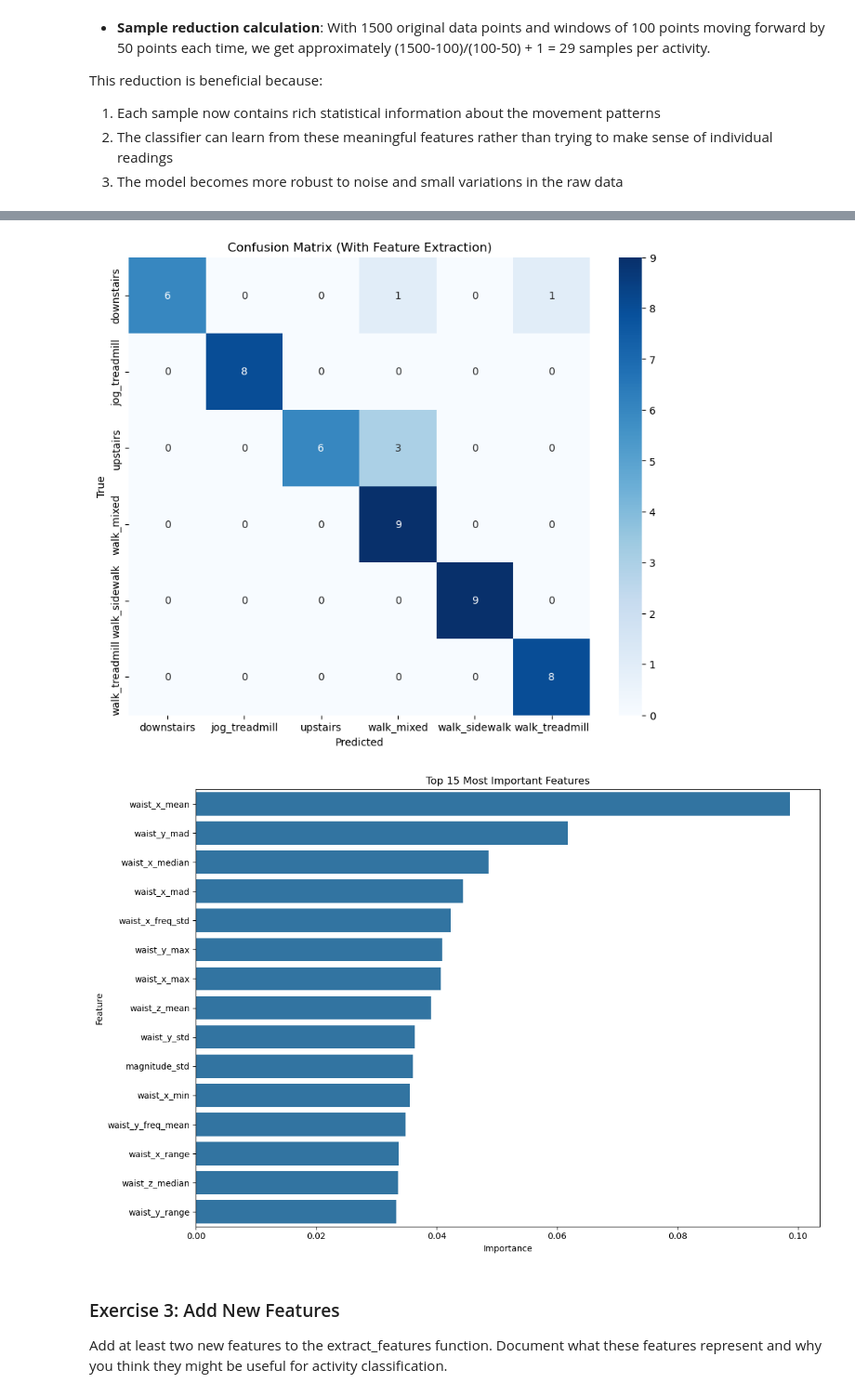
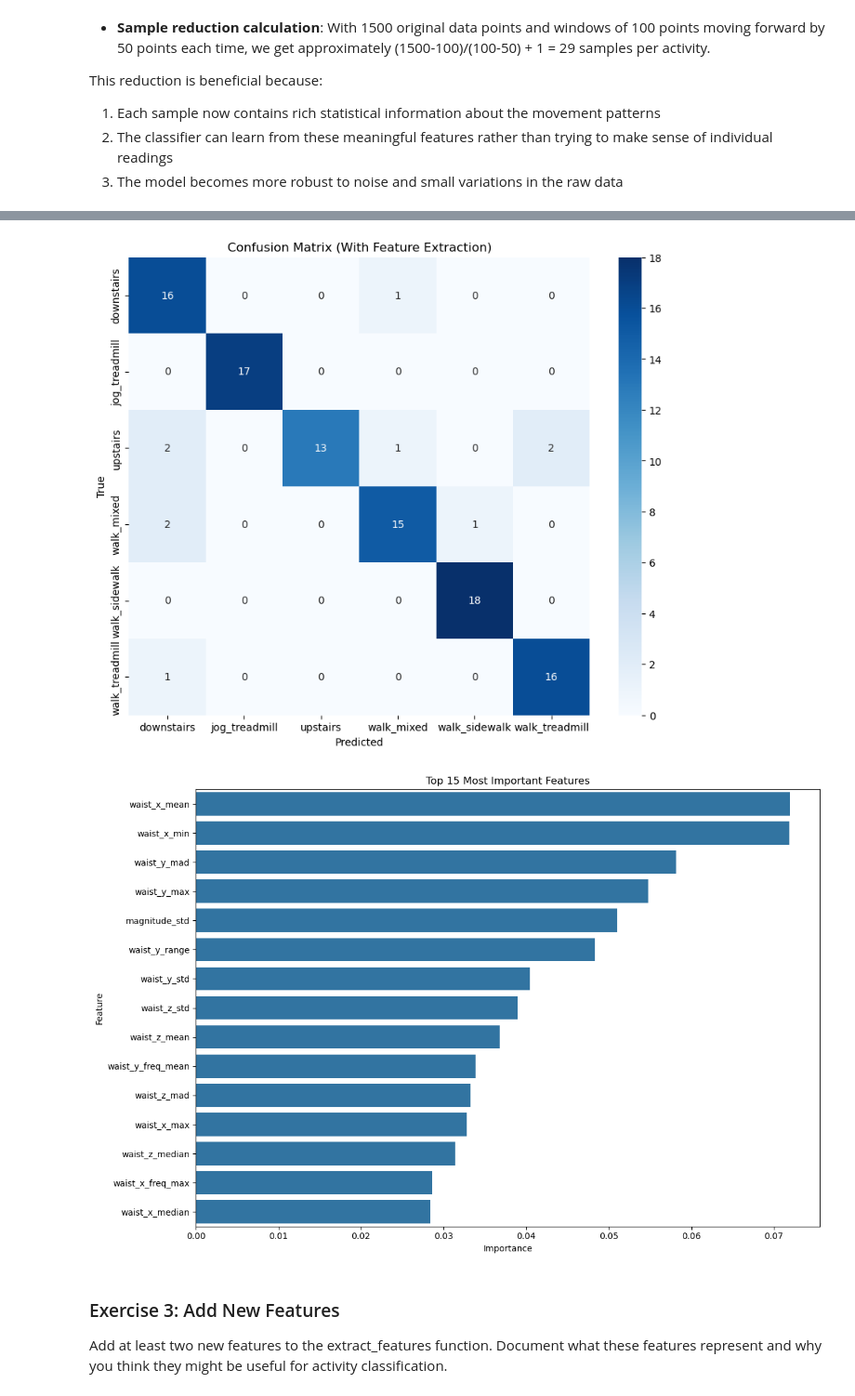
Before and after one commit to alexcarl98/har-transformer, a Jupyter notebook: HAR_Classification.ipynb, the cells around one changed output, grey strips where cells are left out. Shown at 93% size. Cells and saved outputs as stored; diff of their text form; code cells hidden in the pictures.

```diff
--- a/HAR_Classification.ipynb
+++ b/HAR_Classification.ipynb
@@ -267,7 +286,7 @@ from scipy import stats
 from scipy.fft import fft
 
 # Function to extract time and frequency domain features
-def extract_features(data, window_size=100, overlap=50):
+def extract_features(data, window_size=100, overlap=50, sensor="waist"):
     """Extract time and frequency domain features from accelerometer data"""
     features = []
     labels = []
@@ -281,17 +300,20 @@ def extract_features(data, window_size=100, overlap=50):
 
         # Sliding window with overlap
         step = window_size - overlap
+        # print(f"step: {step}")
         for i in range(0, len(activity_data) - window_size, step):
+
             window = activity_data.iloc[i:i+window_size]
 
             # Extract features for each axis
             feature_row = {}
 
-            for axis in ['waist_x', 'waist_y', 'waist_z']:
+            for axis in [f'{sensor}_x', f'{sensor}_y', f'{sensor}_z']:
                 values = window[axis].values
 
                 # Time domain features
                 feature_row[f'{axis}_mean'] = np.mean(values)
+
                 feature_row[f'{axis}_std'] = np.std(values)
                 feature_row[f'{axis}_min'] = np.min(values)
                 feature_row[f'{axis}_max'] = np.max(values)
@@ -309,14 +331,15 @@ def extract_features(data, window_size=100, overlap=50):
                 feature_row[f'{axis}_freq_mean'] = np.mean(fft_magnitude)
                 feature_row[f'{axis}_freq_std'] = np.std(fft_magnitude)
                 feature_row[f'{axis}_freq_energy'] = np.sum(fft_magnitude**2) / window_size
+                # print(feature_row)
 
             # Add additional features using multiple axes
-            waist_x = window['waist_x'].values
-            waist_y = window['waist_y'].values
-            waist_z = window['waist_z'].values
+            sensor_x = window[f'{sensor}_x'].values
+            sensor_y = window[f'{sensor}_y'].values
+            sensor_z = window[f'{sensor}_z'].values
 
             # Magnitude
-            magnitude = np.sqrt(waist_x**2 + waist_y**2 + waist_z**2)
+            magnitude = np.sqrt(sensor_x**2 + sensor_y**2 + sensor_z**2)
             feature_row['magnitude_mean'] = np.mean(magnitude)
             feature_row['magnitude_std'] = np.std(magnitude)
 
@@ -330,7 +353,9 @@ def extract_features(data, window_size=100, overlap=50):
 
 # Extract features
 print("Extracting time and frequency domain features...")
-X_features, y_features = extract_features(df)
+
+X_features, y_features = extract_features(df, window_size=50, overlap=25)
+# print(X_features.head(4))
 
 # Split into training and testing sets
 X_train_features, X_test_features, y_train_features, y_test_features = train_test_split(
@@ -388,5 +414,5 @@ walk_treadmill       0.89      1.00      0.94         8
-[figure, old version]
+[figure, new version]
-[figure, old version]
+[figure, new version]
 # %% [markdown]
 ### Exercise 3: Add New Features
 
```
Also changed, not shown: parts of 3 cells of this notebook, 1 other file.
